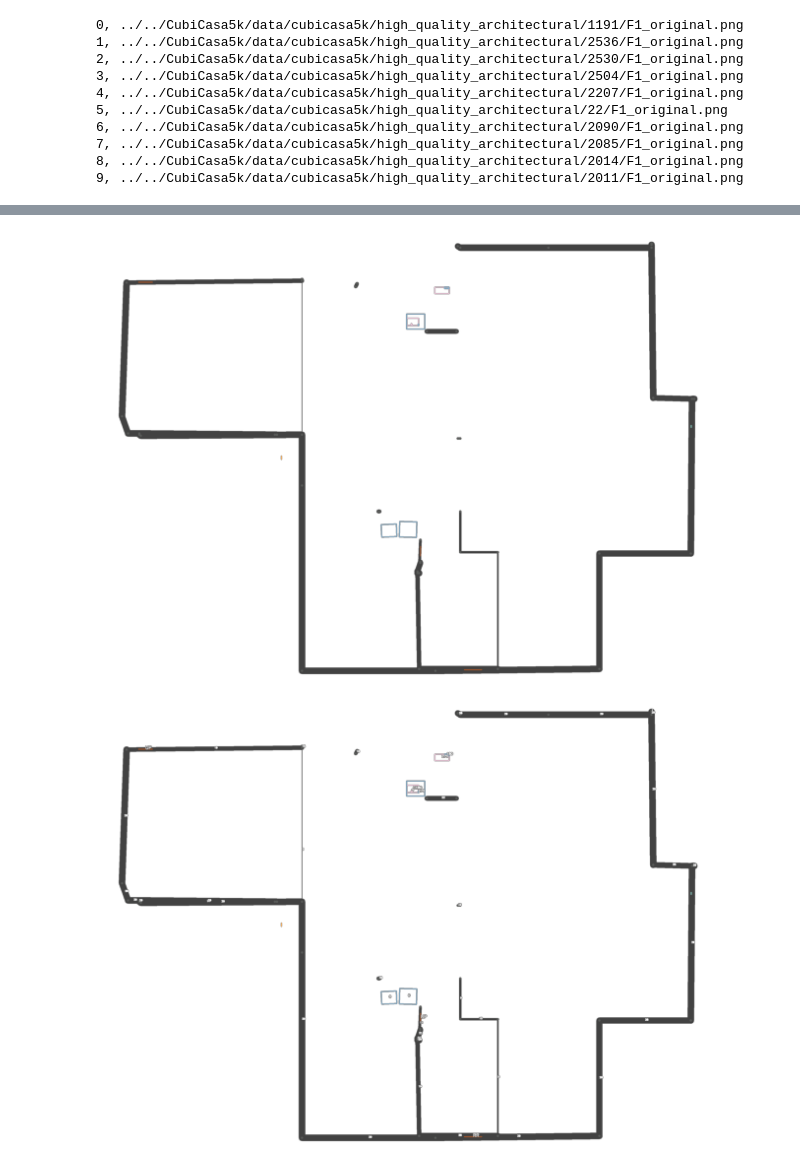
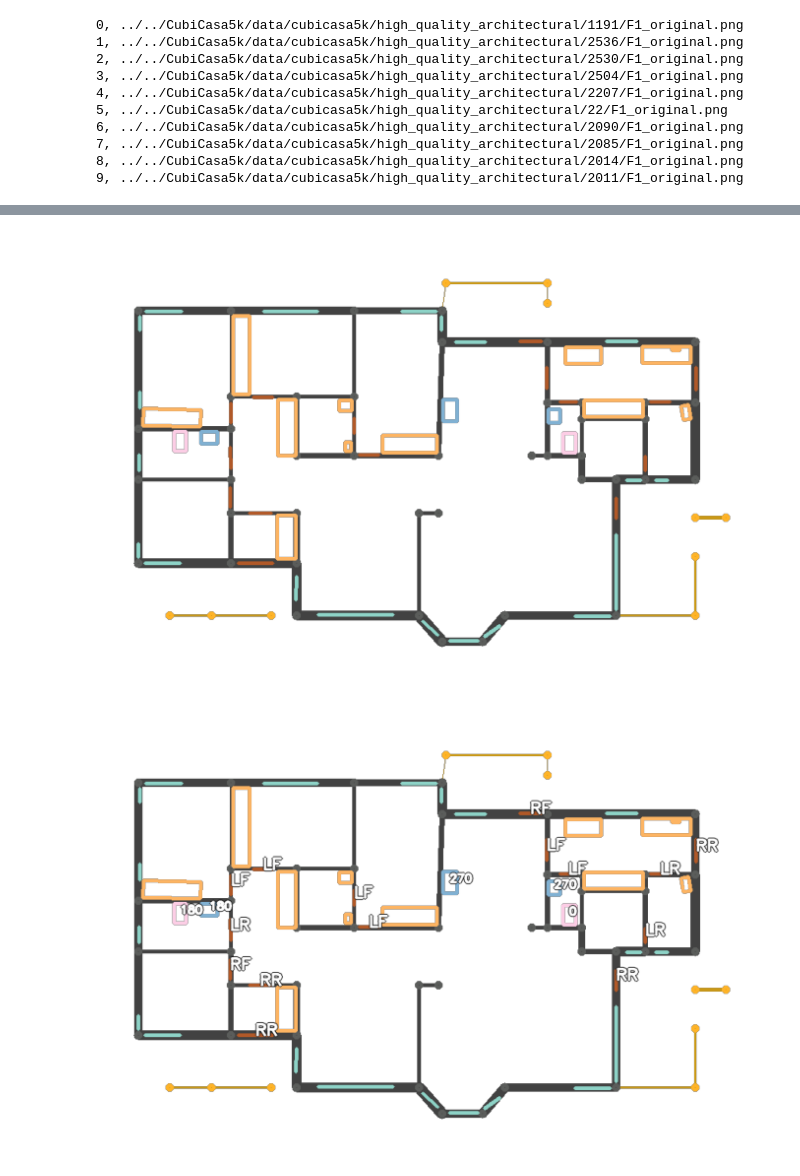
Before and after one commit to joaocmd/Inverse-Algorithmic-Design, a Jupyter notebook: Recognition/qualitative-results.ipynb, the cells around one changed output, grey strips where cells are left out. Saved outputs shown, nothing was run; the diff lists cells and outputs as text; code cells hidden in the pictures.

```diff
--- a/Recognition/qualitative-results.ipynb
+++ b/Recognition/qualitative-results.ipynb
@@ -23,8 +23,8 @@ print('\n'.join(f'{i}, {f}' for i,f in enumerate(files[:10])))
 image_name = 'bahauswordpress.png'
 path = f'./qualitative/{image_name.split("/")[-1].split(".")[0]}/'
 
-# image_name = files[0]
-# path = f'./qualitative/{"-".join(image_name.split("/")[-3:-1])}/'
+image_name = files[0]
+path = f'./qualitative/{"-".join(image_name.split("/")[-3:-1])}/'
 print(image_name)
 os.makedirs(path, exist_ok=True)
 
@@ -304,7 +304,7 @@ plt.axis('off')
 plt.imshow(reconstr)
 plt.savefig(path + 'withicons.png', bbox_inches='tight', pad_inches=0)
 # %% [output]
-[figure, old version]
+[figure, new version]
 # %%
 # reconstr = np.copy(original)
 reconstr = np.full((original.shape[0], original.shape[1], 4), 0).astype(np.uint8)
@@ -328,36 +328,36 @@ for wall in res['walls']:
         for el in wall['elements']:
             s, e = el['points']
             if el['type'] == 'window':
                 reconstr = cv2.line(reconstr, np.intp(s), np.intp(e), window_color, 3)
             else:
                 reconstr = cv2.line(reconstr, np.intp(s), np.intp(e), door_color, 3)
                 # reconstr = cv2.drawContours(reconstr, [np.intp(el['bounding_box'])], 0, (229, 178, 93), 1)
 
 for symbol in res['symbols']:
     reconstr = cv2.drawContours(reconstr, [np.intp(symbol['points'])], 0, symbol_colors[symbols.index(symbol['type'])], 3)
 
 for wall in res['walls']:
     centroid = np.intp(np.mean(wall['points'], axis=0))
-    reconstr = put_text(reconstr, str(wall['width']), centroid, 0.4)
+    # reconstr = put_text(reconstr, str(wall['width']), centroid, 0.4)
     if 'elements' in wall:
         for el in wall['elements']:
             if el['type'] == 'door':
                 centroid = np.intp(np.mean(el['points'], axis=0))
                 orientation = el['orientation'][-2:]
                 if 'opposite' in el['orientation']: orientation = 'o' + orientation
                 reconstr = put_text(reconstr, orientation.upper(), centroid, 0.7)
 
 for symbol in res['symbols']:
     if symbol['type'] in ('toilet', 'sink'):
         centroid = np.intp(np.mean(symbol['points'], axis=0))
         reconstr = put_text(reconstr, str(symbol['orientation']), centroid, 0.5)
 
 plt.figure(figsize=(12,12))
 plt.axis('off')
 plt.imshow(reconstr)
-plt.savefig(path + 'allsemantics.png', bbox_inches='tight', pad_inches=0)
+plt.savefig(path + 'allsemantics-no-width.png', bbox_inches='tight', pad_inches=0)
 # %% [output]
-[figure, old version]
+[figure, new version]
 # %%
 # reconstr = np.copy(original)
 reconstr = np.full((original.shape[0], original.shape[1], 4), 0).astype(np.uint8)
```
Also changed, not shown: parts of 8 cells of this notebook, 11 other files.
